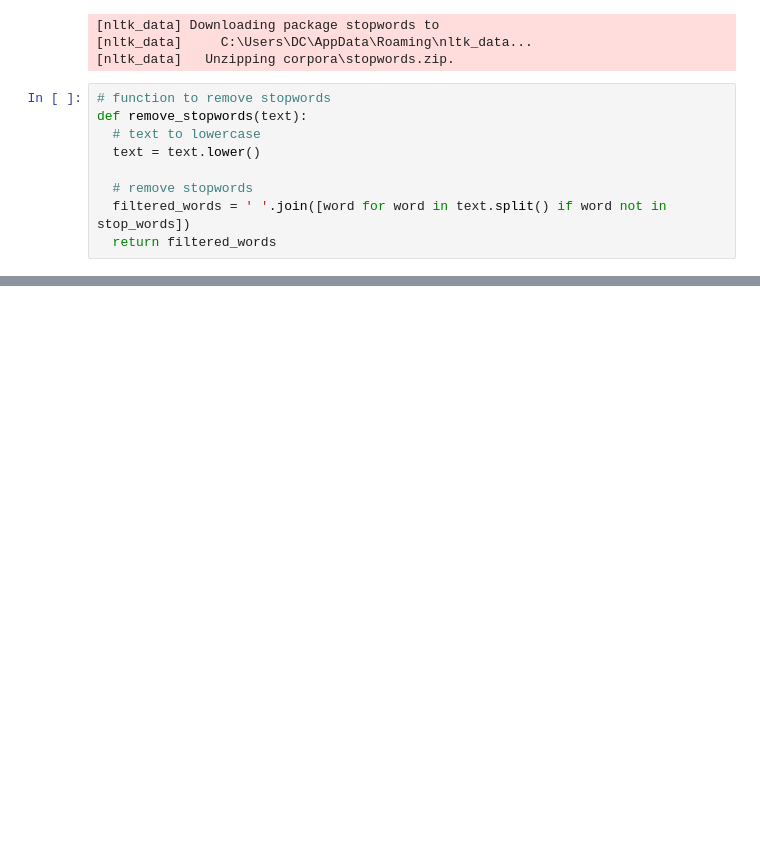
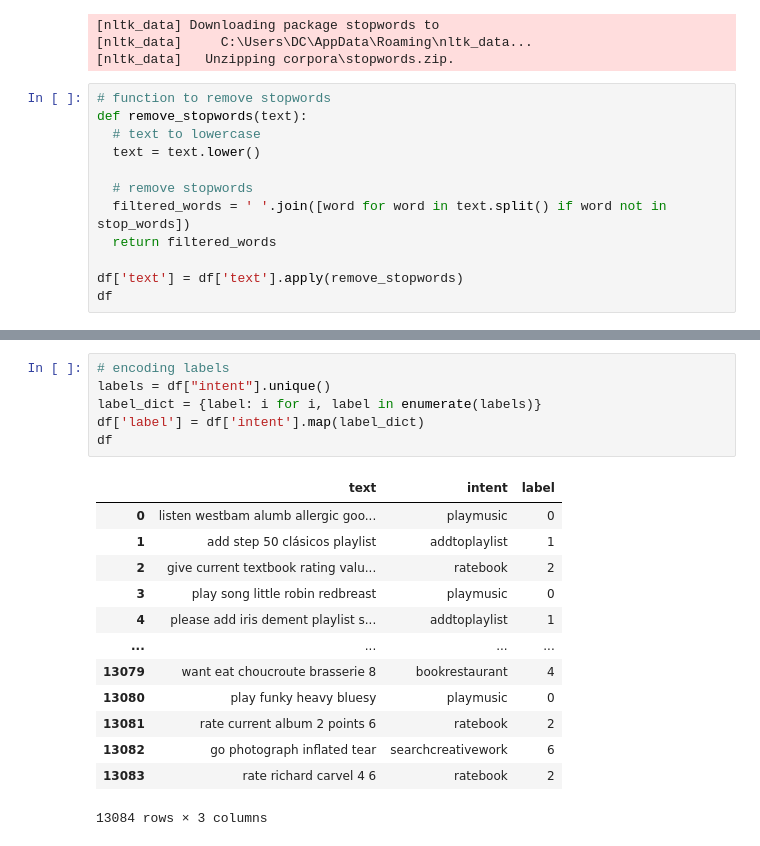
Before and after one commit to smebad/Fine-Tuning-Models, a Jupyter notebook: Fine Tuning Distil Bert/main.ipynb, the cells around one changed output, grey strips where cells are left out. Saved outputs shown, nothing was run; the diff lists cells and outputs as text; blank space fills up the shorter version.

Commit message:
encoding the labels manually

```diff
--- a/Fine Tuning Distil Bert/main.ipynb
+++ b/Fine Tuning Distil Bert/main.ipynb
@@ -95,3 +95,6 @@ def remove_stopwords(text):
   # remove stopwords
   filtered_words = ' '.join([word for word in text.split() if word not in stop_words])
   return filtered_words
+
+df['text'] = df['text'].apply(remove_stopwords)
+df
@@ -97,0 +115,20 @@ def remove_stopwords(text):
+# %%
+# encoding labels
+labels = df["intent"].unique()
+label_dict = {label: i for i, label in enumerate(labels)}
+df['label'] = df['intent'].map(label_dict)
+df
+# %% [output]
+|  | text | intent | label |
+| 0 | listen westbam alumb allergic goo... | playmusic | 0 |
+| 1 | add step 50 clásicos playlist | addtoplaylist | 1 |
+| 2 | give current textbook rating valu... | ratebook | 2 |
+| 3 | play song little robin redbreast | playmusic | 0 |
+| 4 | please add iris dement playlist s... | addtoplaylist | 1 |
+| ... | ... | ... | ... |
+| 13079 | want eat choucroute brasserie 8 | bookrestaurant | 4 |
+| 13080 | play funky heavy bluesy | playmusic | 0 |
+| 13081 | rate current album 2 points 6 | ratebook | 2 |
+| 13082 | go photograph inflated tear | searchcreativework | 6 |
+| 13083 | rate richard carvel 4 6 | ratebook | 2 |
+13084 rows × 3 columns
```
Also changed, not shown: parts of 1 cell of this notebook.
